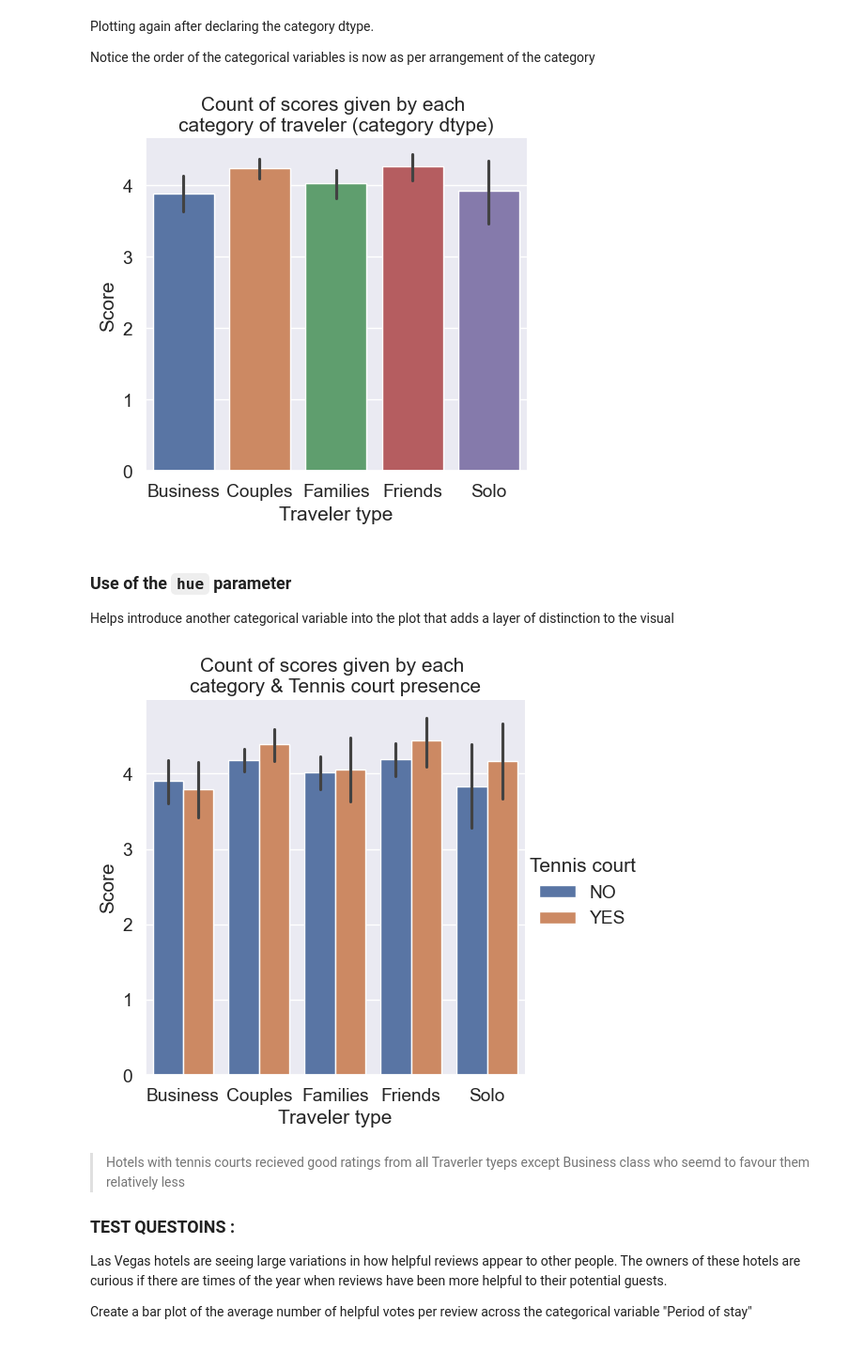
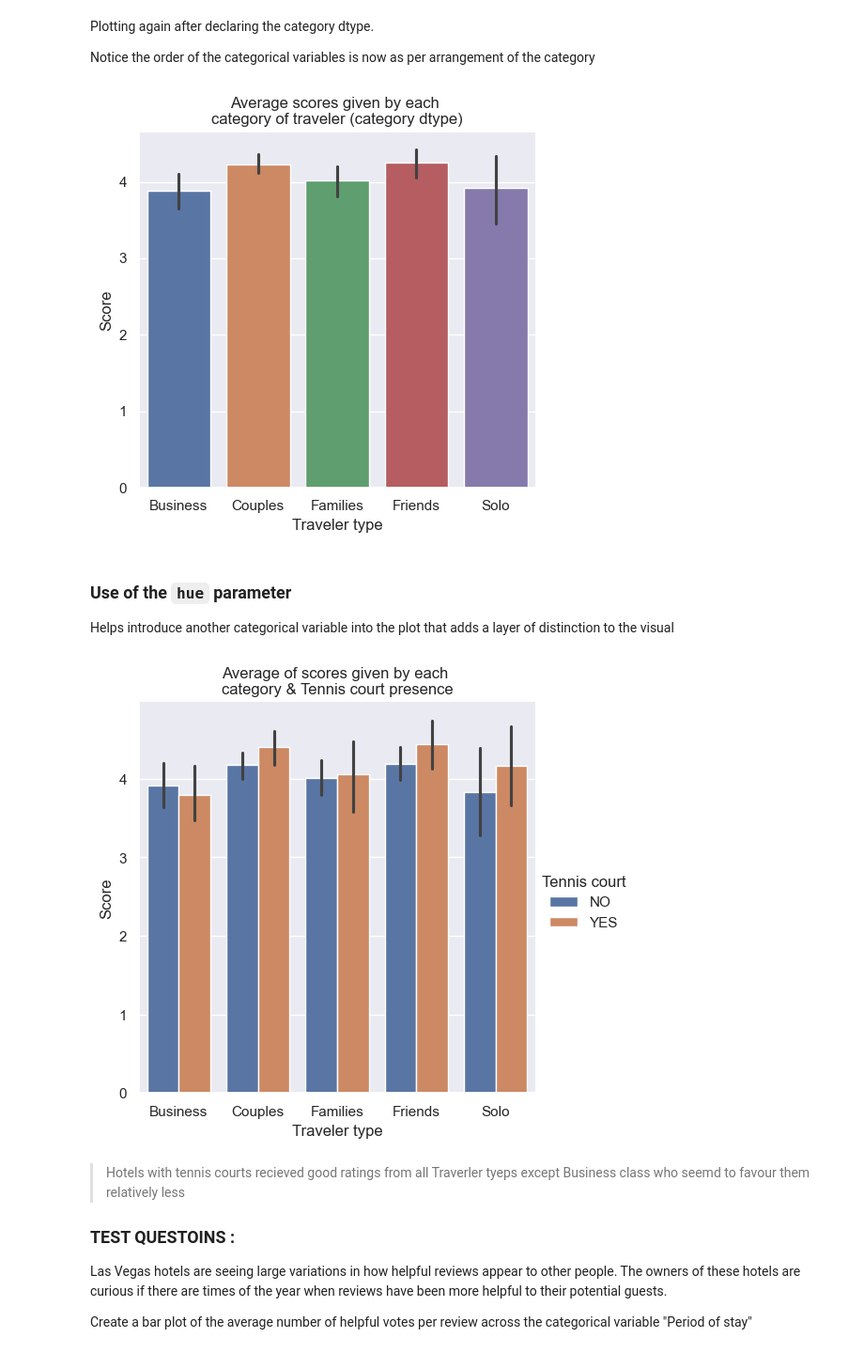
Before and after one commit to abhijeet-bhambere/exploratory_data_analysis, a Jupyter notebook: categorical_data_work.ipynb, the cells around one changed output. Shown at 94% size. Cells and saved outputs as stored; diff of their text form; code cells hidden in the pictures.

```diff
--- a/categorical_data_work.ipynb
+++ b/categorical_data_work.ipynb
@@ -960,21 +956,21 @@ Plotting again after declaring the category dtype.
 Notice the order of the categorical variables is now as per arrangement of the category
 # %%
 sns.catplot(data=hotels, x="Traveler type", y='Score', kind='bar' ,hue="Traveler type", )
-plt.title("Count of scores given by each \ncategory of traveler (category dtype)")
+plt.title("Average scores given by each \ncategory of traveler (category dtype)")
 plt.tight_layout()
 plt.show()
 # %% [output]
-[figure, old version]
+[figure, new version]
 # %% [markdown]
 ### Use of the `hue` parameter
 
 Helps introduce another categorical variable into the plot that adds a layer of distinction to the visual
 # %%
 sns.catplot(data=hotels, x="Traveler type", y='Score', kind='bar' ,hue="Tennis court", )
-plt.title("Count of scores given by each \ncategory & Tennis court presence")
+plt.title("Average of scores given by each \ncategory & Tennis court presence")
 plt.show()
 # %% [output]
-[figure, old version]
+[figure, new version]
 # %% [markdown]
 >Hotels with tennis courts recieved good ratings from all Traverler tyeps except Business class who seemd to favour them relatively less
 
```
Also changed, not shown: parts of 39 cells of this notebook, 1 other file.
